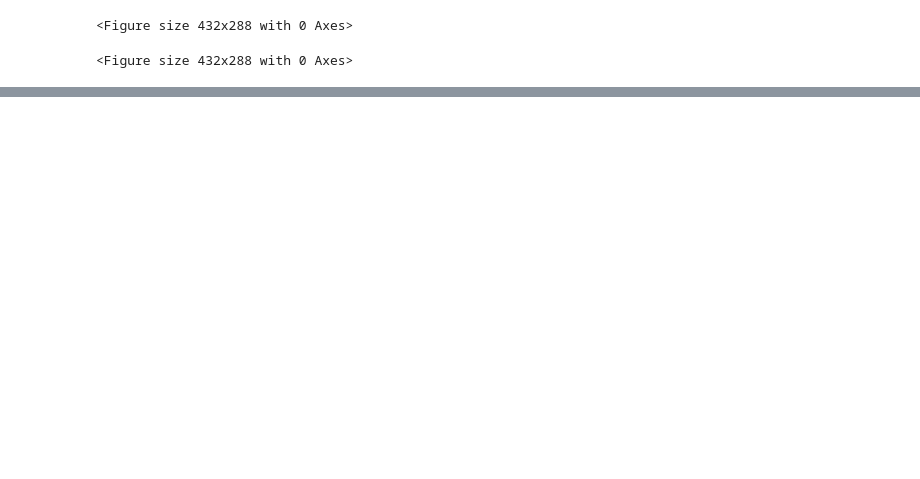
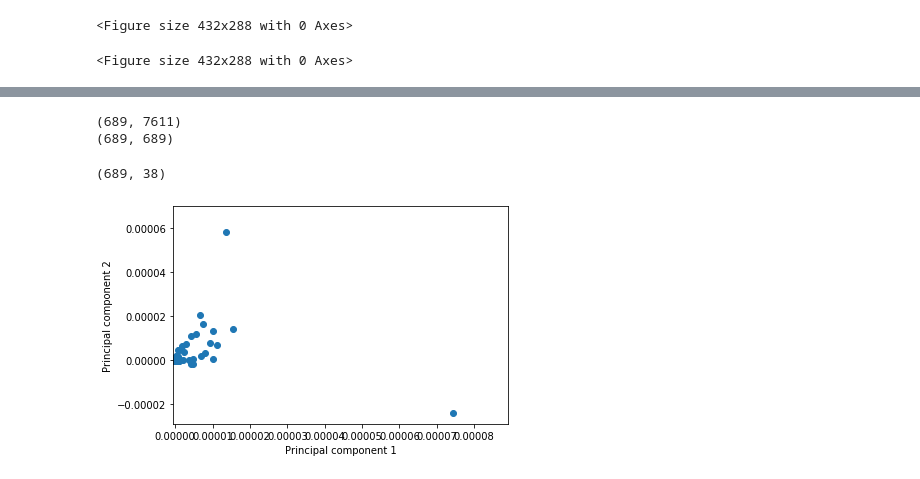
Before and after one commit to Wedenborg/DeepLearningProject, a Jupyter notebook: MasterCode.ipynb, the cells around one changed output, grey strips where cells are left out. Drawn from its saved outputs; the diff is of its cells as text; code cells hidden in the pictures; blank space fills up the shorter version.

Commit message:
Leaf trained PCA Added to master

```diff
--- a/MasterCode.ipynb
+++ b/MasterCode.ipynb
@@ -657,0 +1005,13 @@ savefig('/Users/ibenfjordkjaersgaard/Documents/GitHub/DeepLearningProject/5_th_n
+# %%
+## PCA Func:
+from sklearn.decomposition import PCA
+
+imgsLeaf=imgs.reshape(imgs.shape[0],-1)
+#n_components=0.80 means it will return the Eigenvectors that have the 80% of the variation in the dataset
+specto_pca = PCA(n_components=0.99)
+specto_pca.fit(imgsLeaf)
+PCAdata = specto_pca.fit_transform(imgsLeaf)
+
+print(specto_pca.explained_variance_ratio_)
+print(PCAdata)
+PCAdata.shape
@@ -657,0 +1040,18 @@ savefig('/Users/ibenfjordkjaersgaard/Documents/GitHub/DeepLearningProject/5_th_n
+# %%
+pca = PCA()  # project from 64 to 2 dimensions
+projected = pca.fit_transform(imgsLeaf)
+print(imgsLeaf.data.shape)
+print(projected.shape)
+
+plt.scatter(projected[:, 0], projected[:, 1])
+plt.xlim(1.2*projected[:,0].min(),1.2*projected[:,0].max())
+plt.ylim(1.2*projected[:,1].min(),1.2*projected[:,1].max())
+plt.xlabel('Principal component 1')
+plt.ylabel('Principal component 2')
+
+PCAdata.shape
+# %% [output]
+(689, 7611)
+(689, 689)
+(689, 38)
+[figure, added]
```
Also changed, not shown: parts of 20 cells of this notebook.
